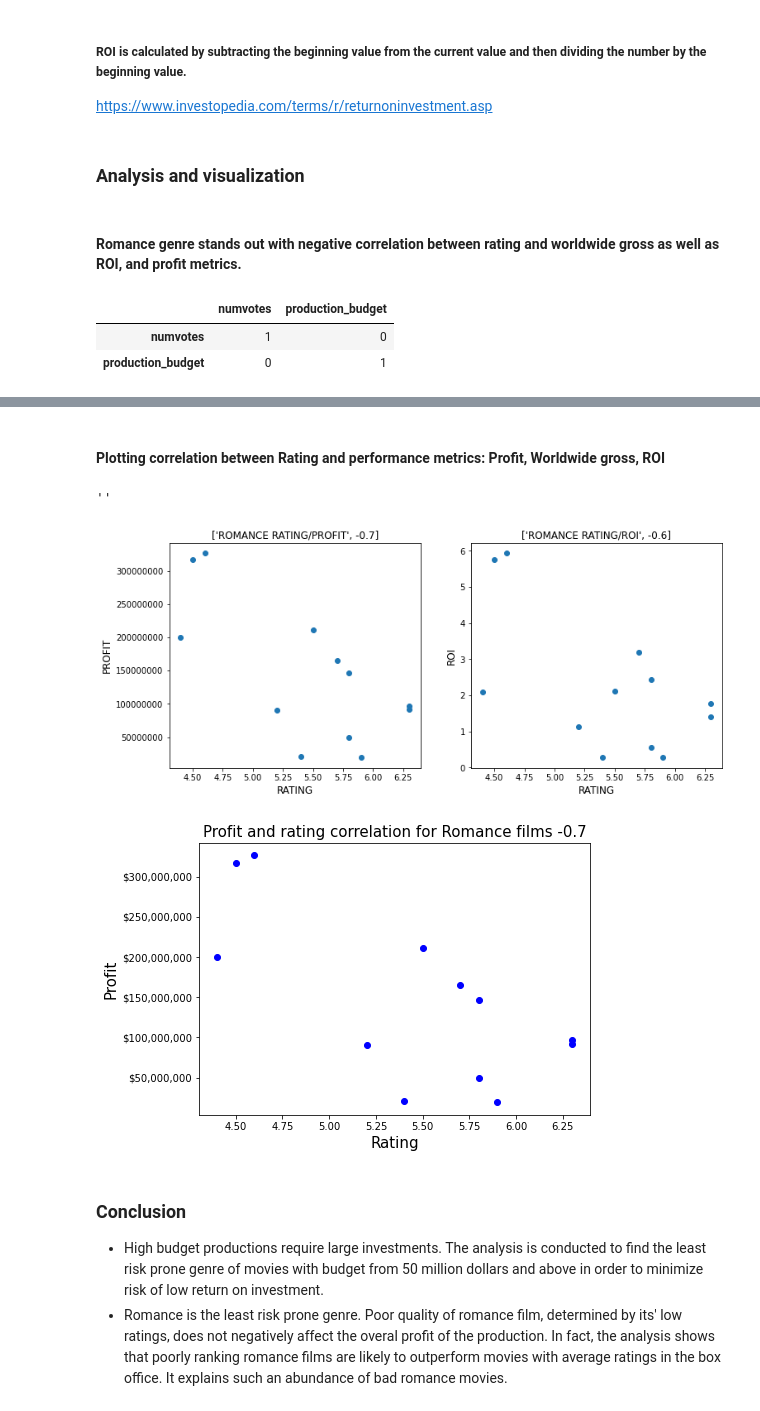
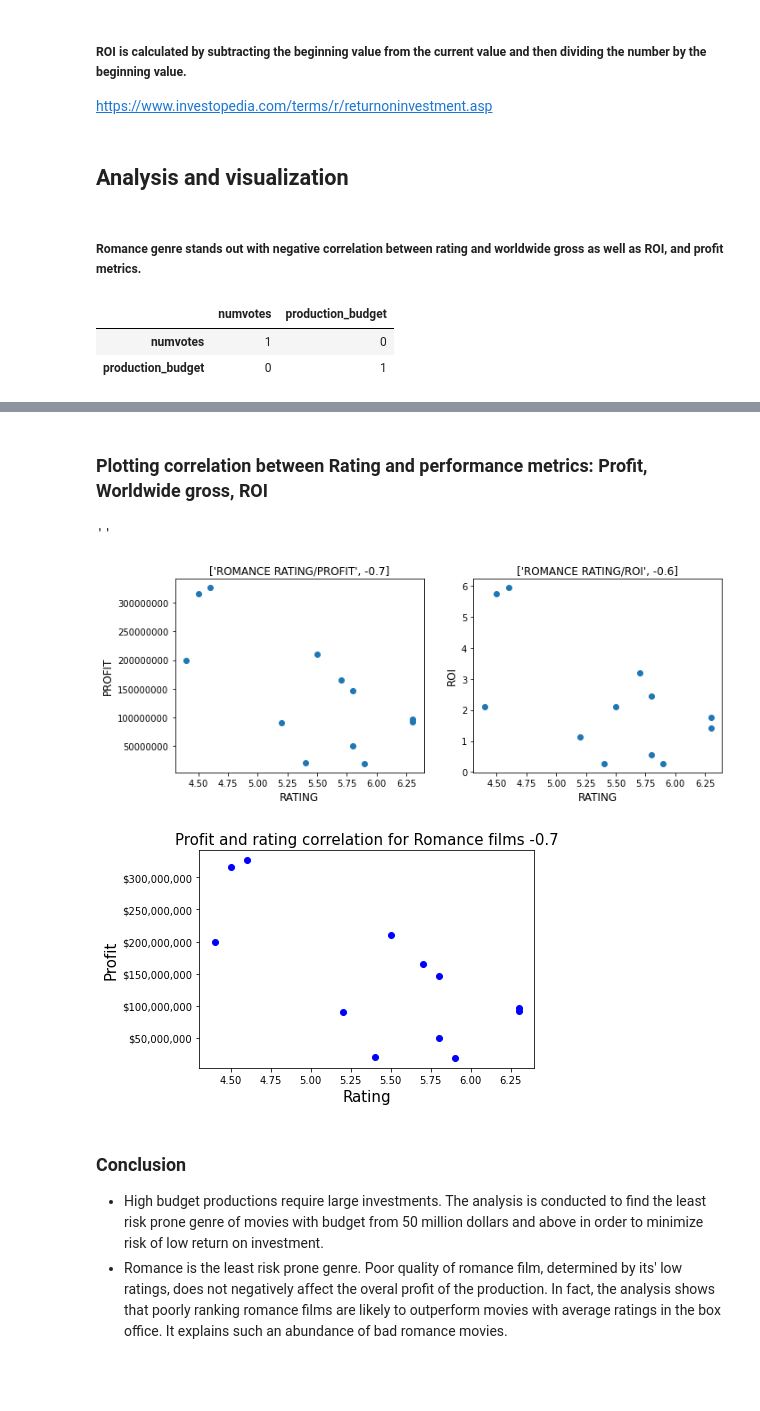
Before and after one commit to learn-co-curriculum/dsc-phase-1-project-v2-4, a Jupyter notebook: final_notebook.ipynb, the cells around one changed output, grey strips where cells are left out. Saved outputs shown, nothing was run; the diff lists cells and outputs as text; code cells hidden in the pictures; blank space fills up the shorter version.

```diff
--- a/final_notebook.ipynb
+++ b/final_notebook.ipynb
@@ -658,9 +680,9 @@ low_ranking['roi'] = (low_ranking['worldwide_gross'] - low_ranking['production_b
 # Creating profit column
 low_ranking['profit'] = (low_ranking['worldwide_gross'] - low_ranking['production_budget'])
 # %% [markdown]
-### Analysis and visualization
+## Analysis and visualization
 # %% [markdown]
-#### Romance genre stands out with negative correlation between rating and worldwide gross as well as ROI, and profit metrics.
+##### Romance genre stands out with negative correlation between rating and worldwide gross as well as ROI, and profit metrics.
 # %%
 low_ranking[['numvotes','production_budget']].astype(float).corr()
 # %% [output]
@@ -677,32 +699,32 @@ low_ranking[low_ranking.genres=='Romance'].head()
 | 146 | 5 | 81706 | Romance | Fifty Shades Darker 2017 | Fifty Shades Darker | 55000000 | 114434010 | ... |
 | 154 | 6 | 113775 | Romance | Hall Pass 2011 | Hall Pass | 68000000 | 45060734 | ... |
 # %% [markdown]
-#### Plotting correlation between Rating and performance metrics: Profit, Worldwide gross, ROI
+### Plotting correlation between Rating and performance metrics: Profit, Worldwide gross, ROI
 # %%
-figure, (ax1, ax2) = plt.subplots(figsize=(12, 5), nrows=1, ncols=2)
+figure, (ax1, ax2) = plt.subplots(figsize=(11, 4), nrows=1, ncols=2)
 scatter_plot_title = 'ROMANCE CORRELATION'
 ax1.scatter(x= 'averagerating', y= 'profit', data = low_ranking[low_ranking['genres'] == 'Romance'])
 ax1.set_title(["ROMANCE RATING/PROFIT", low_ranking[low_ranking.genres=='Romance'].corr().loc['profit'][0].round(2)], fontsize=12)
 ax1.set_ylabel('PROFIT', fontsize=12)
 ax1.set_xlabel('RATING', fontsize=12)
 ax1.ticklabel_format(style='plain')
 
 ax2.scatter(x= 'averagerating', y= 'roi', data = low_ranking[low_ranking['genres'] == 'Romance'])
 ax2.set_title(['ROMANCE RATING/ROI', low_ranking[low_ranking.genres=='Romance'].corr().loc['roi'][0].round(2)], fontsize=12)
 ax2.set_ylabel('ROI', fontsize=12)
 ax2.set_xlabel('RATING', fontsize=12)
 ax2.ticklabel_format(style='plain')
-plt.savefig("visualization_images/Profit nad ROI and rating correlation");
+plt.savefig("visualization_images/Profit_and_ROI_rating_correlation");
 
 
 ;
 # %% [output]
 ''
-[figure, old version]
+[figure, new version]
 # %%
 # import matplotlib.pyplot as plt
 
-figure, ax1 = plt.subplots(figsize=(7, 5))
+figure, ax1 = plt.subplots(figsize=(6, 4))
 # scatter_plot_title = 'Profit and rating correlation for Romance films'
 ax1.scatter(x= 'averagerating', y= 'profit', data = low_ranking[low_ranking['genres'] == 'Romance'], c="blue")
 ax1.set_title('Profit and rating correlation for Romance films -0.7', fontsize=15)
@@ -716,9 +738,9 @@ plt.gca().set_yticklabels(['${:,.0f}'.format(x) for x in current_yvalues])
 
 # #add trendline to plot
 # plt.plot(low_ranking.averagerating, z*(low_ranking.averagerating) + d)
-plt.savefig("visualization_images/Profit and rating correlation");
+plt.savefig("visualization_images/Profit_and_rating_correlation");
 # %% [output]
-[figure, old version]
+[figure, new version]
 # %% [markdown]
 ### Conclusion
 * High budget productions require large investments. The analysis is conducted to find the least risk prone genre of movies with budget from 50 million dollars and above in order to minimize risk of low return on investment.
```
Also changed, not shown: parts of 21 cells of this notebook.
